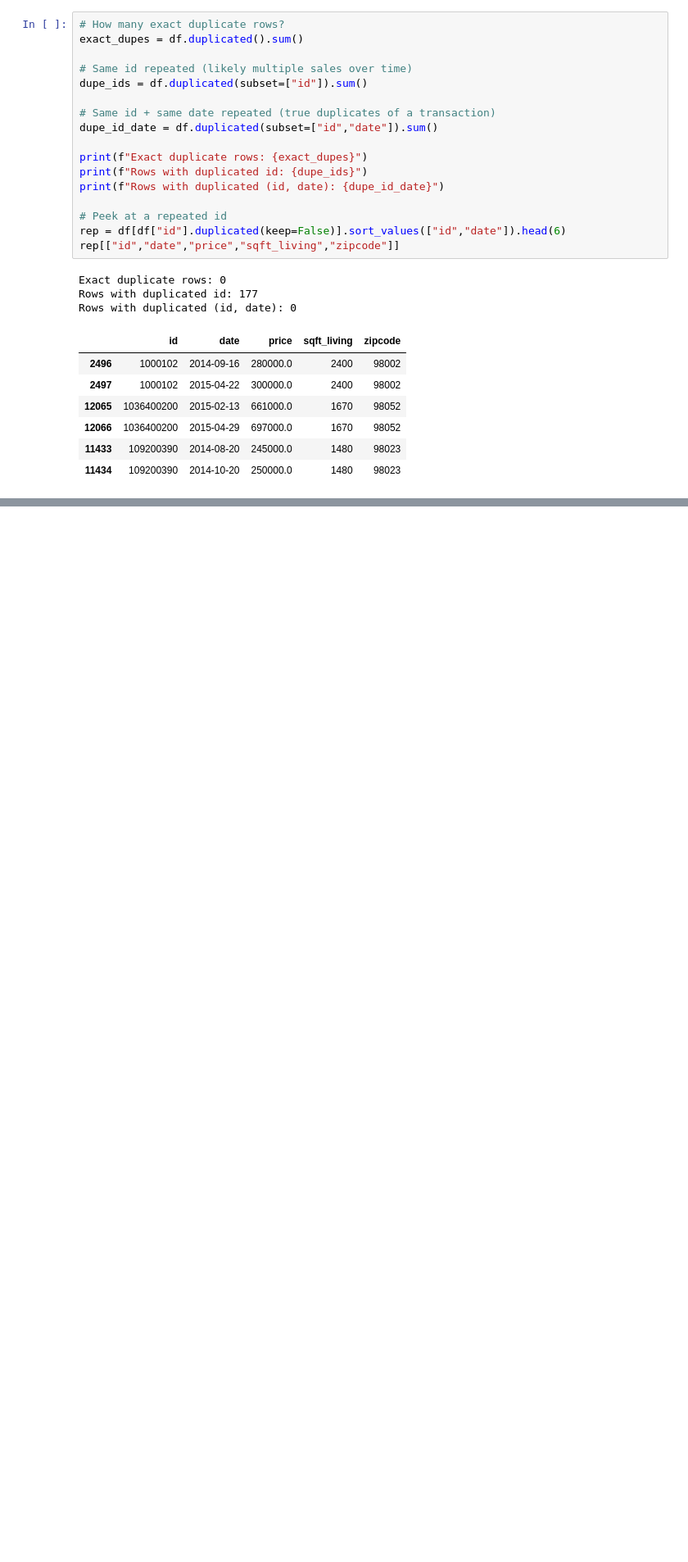
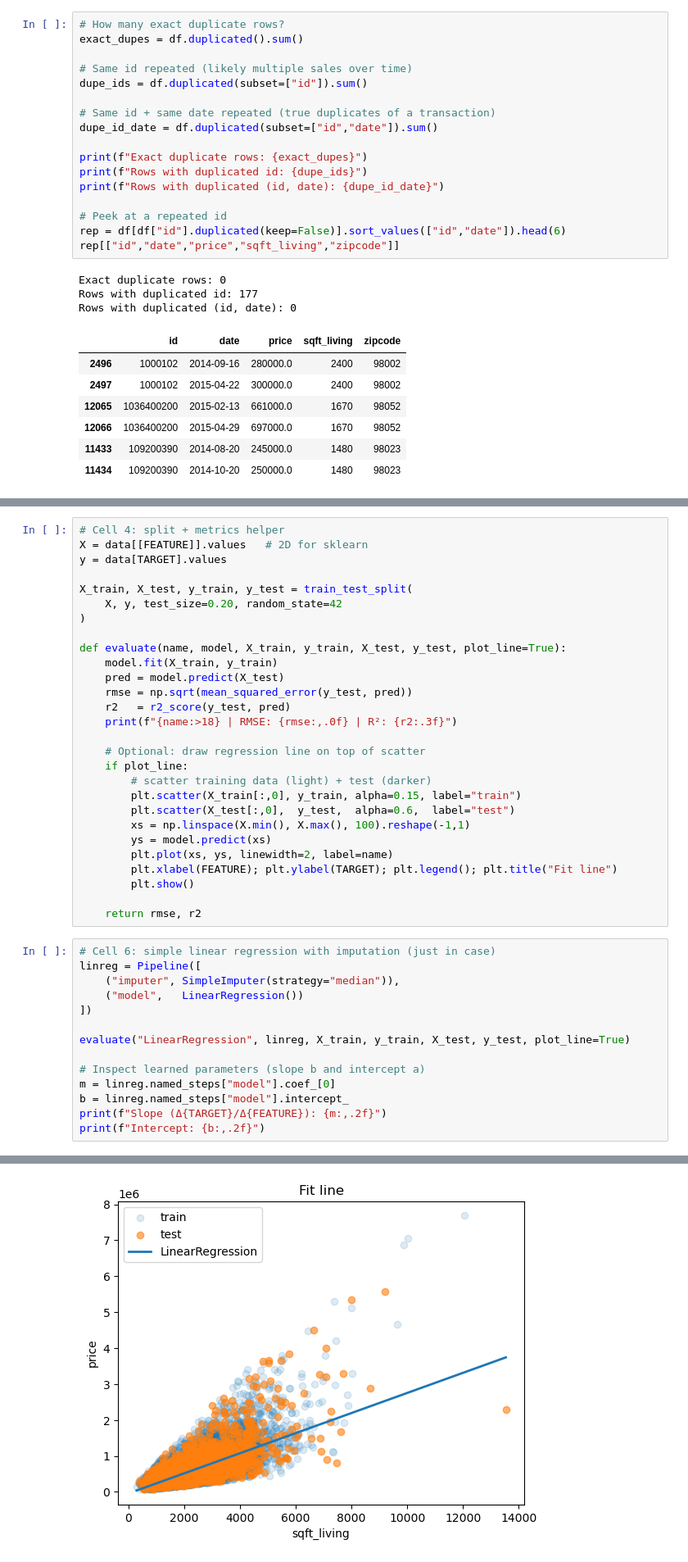
Before and after one commit to mmnsrti/ai_learning, a Jupyter notebook: ml/LinearRegression/LinearRegression.ipynb, the cells around one changed output, grey strips where cells are left out. Shown at 82% size. Drawn from its saved outputs; the diff is of its cells as text; blank space fills up the shorter version.

```diff
--- a/ml/LinearRegression/LinearRegression.ipynb
+++ b/ml/LinearRegression/LinearRegression.ipynb
@@ -124,0 +137,43 @@ groups = df["id"]  # used only for grouped splitting; NOT a feature
+# %%
+# Cell 4: split + metrics helper
+X = data[[FEATURE]].values   # 2D for sklearn
+y = data[TARGET].values
+
+X_train, X_test, y_train, y_test = train_test_split(
+    X, y, test_size=0.20, random_state=42
+)
+
+def evaluate(name, model, X_train, y_train, X_test, y_test, plot_line=True):
+    model.fit(X_train, y_train)
+    pred = model.predict(X_test)
+    rmse = np.sqrt(mean_squared_error(y_test, pred))
+    r2   = r2_score(y_test, pred)
+    print(f"{name:>18} | RMSE: {rmse:,.0f} | R²: {r2:.3f}")
+
+    # Optional: draw regression line on top of scatter
+    if plot_line:
+        # scatter training data (light) + test (darker)
+        plt.scatter(X_train[:,0], y_train, alpha=0.15, label="train")
+        plt.scatter(X_test[:,0],  y_test,  alpha=0.6,  label="test")
+        xs = np.linspace(X.min(), X.max(), 100).reshape(-1,1)
+        ys = model.predict(xs)
+        plt.plot(xs, ys, linewidth=2, label=name)
+        plt.xlabel(FEATURE); plt.ylabel(TARGET); plt.legend(); plt.title("Fit line")
+        plt.show()
+
+    return rmse, r2
+# %%
+# Cell 6: simple linear regression with imputation (just in case)
+linreg = Pipeline([
+    ("imputer", SimpleImputer(strategy="median")),
+    ("model",   LinearRegression())
+])
+
+evaluate("LinearRegression", linreg, X_train, y_train, X_test, y_test, plot_line=True)
+
+# Inspect learned parameters (slope b and intercept a)
+m = linreg.named_steps["model"].coef_[0]
+b = linreg.named_steps["model"].intercept_
+print(f"Slope (Δ{TARGET}/Δ{FEATURE}): {m:,.2f}")
+print(f"Intercept: {b:,.2f}")
+# %% [output]
@@ -124,0 +181 @@ groups = df["id"]  # used only for grouped splitting; NOT a feature
+[figure, added]
```
Also changed, not shown: parts of 11 cells of this notebook, 1 other file.
